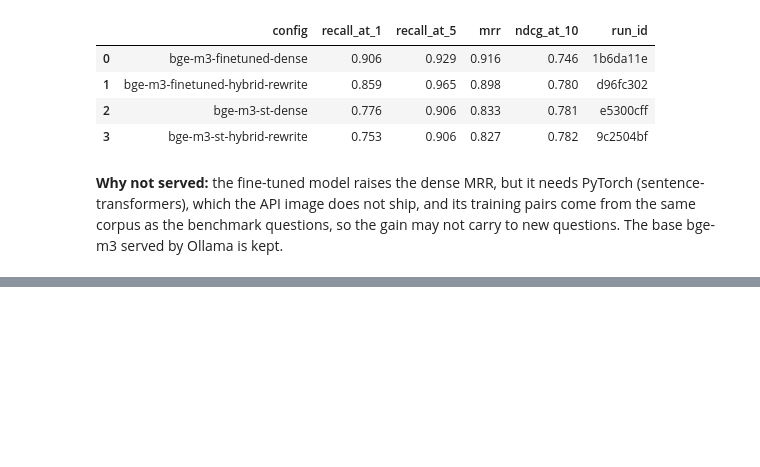
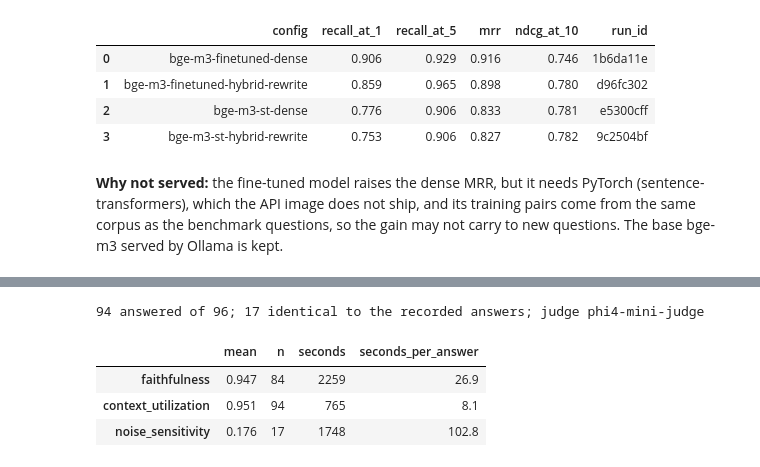
Before and after one commit to melekbouabid/syRX, a Jupyter notebook: notebooks/module2/03_ragas_evaluation.ipynb, the cells around one changed output, grey strips where cells are left out. Cells and saved outputs as stored; diff of their text form; code cells hidden in the pictures; blank space fills up the shorter version.

```diff
--- a/notebooks/module2/03_ragas_evaluation.ipynb
+++ b/notebooks/module2/03_ragas_evaluation.ipynb
@@ -202,0 +281,16 @@ base bge-m3 served by Ollama is kept.
+# %%
+context = json.loads(
+    (ROOT / "src" / "evaluation" / "results" / "ragas_context.json").read_text(encoding="utf-8")
+)
+print(
+    f"{context['answered']} answered of {context['questions']}; "
+    f"{context['identical_to_recorded']} identical to the recorded answers; "
+    f"judge {context['judge']}"
+)
+fmt(pd.DataFrame(context["metrics"]).T, n=0, seconds=0, seconds_per_answer=1)
+# %% [output]
+94 answered of 96; 17 identical to the recorded answers; judge phi4-mini-judge
+|  | mean | n | seconds | seconds_per_answer |
+| faithfulness | 0.947 | 84 | 2259 | 26.9 |
+| context_utilization | 0.951 | 94 | 765 | 8.1 |
+| noise_sensitivity | 0.176 | 17 | 1748 | 102.8 |
```
Also changed, not shown: parts of 8 cells of this notebook, 1 other file.
